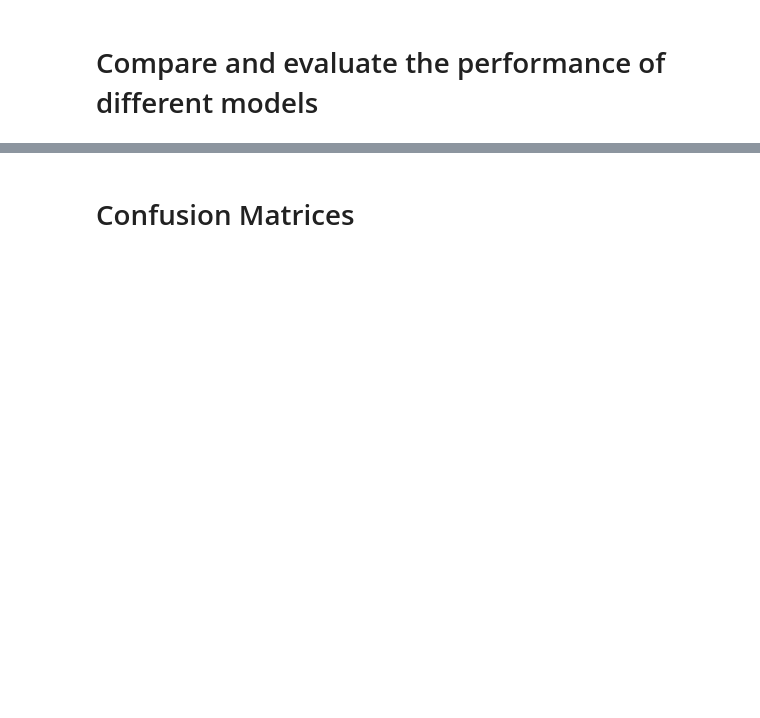
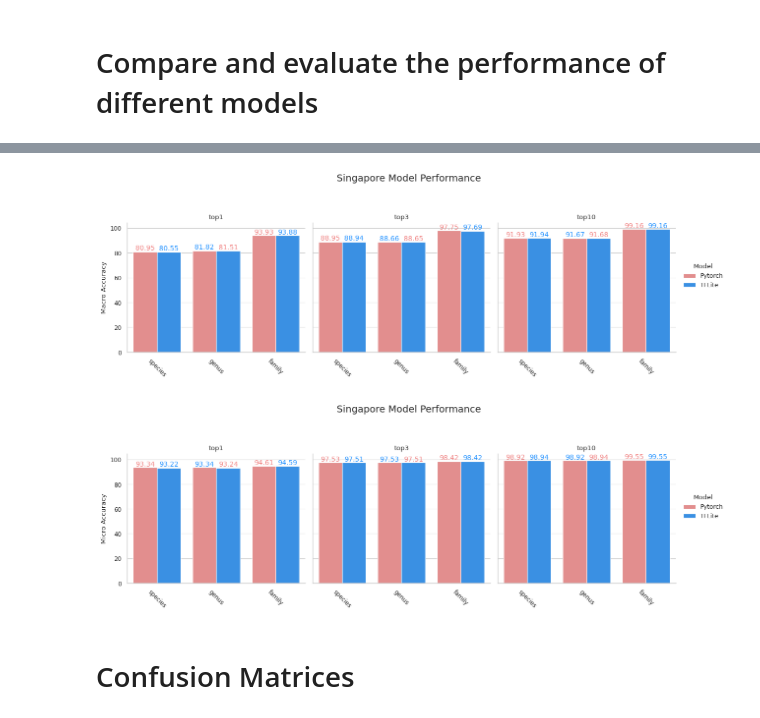
Before and after one commit to AMI-system/compress_models, a Jupyter notebook: Evalutation.ipynb, the cells around one changed output, grey strips where cells are left out. Saved outputs shown, nothing was run; the diff lists cells and outputs as text; code cells hidden in the pictures; blank space fills up the shorter version.

```diff
--- a/Evalutation.ipynb
+++ b/Evalutation.ipynb
@@ -177,3 +98,10 @@ g.savefig('./outputs/plots/costarica_micro.png', dpi=300, bbox_inches='tight')
+# %%
+si_df = summarise_data(si_micro, si_macro, si_taxon)
+bar_plot(si_df, save=True, region='Singapore')
+bar_plot(si_df, col_name='Micro', save=True, region='Singapore')
+# %% [output]
+[figure, added]
+[figure, added]
 # %% [markdown]
 # Confusion Matrices
 # %%
```
Also changed, not shown: parts of 12 cells of this notebook.
